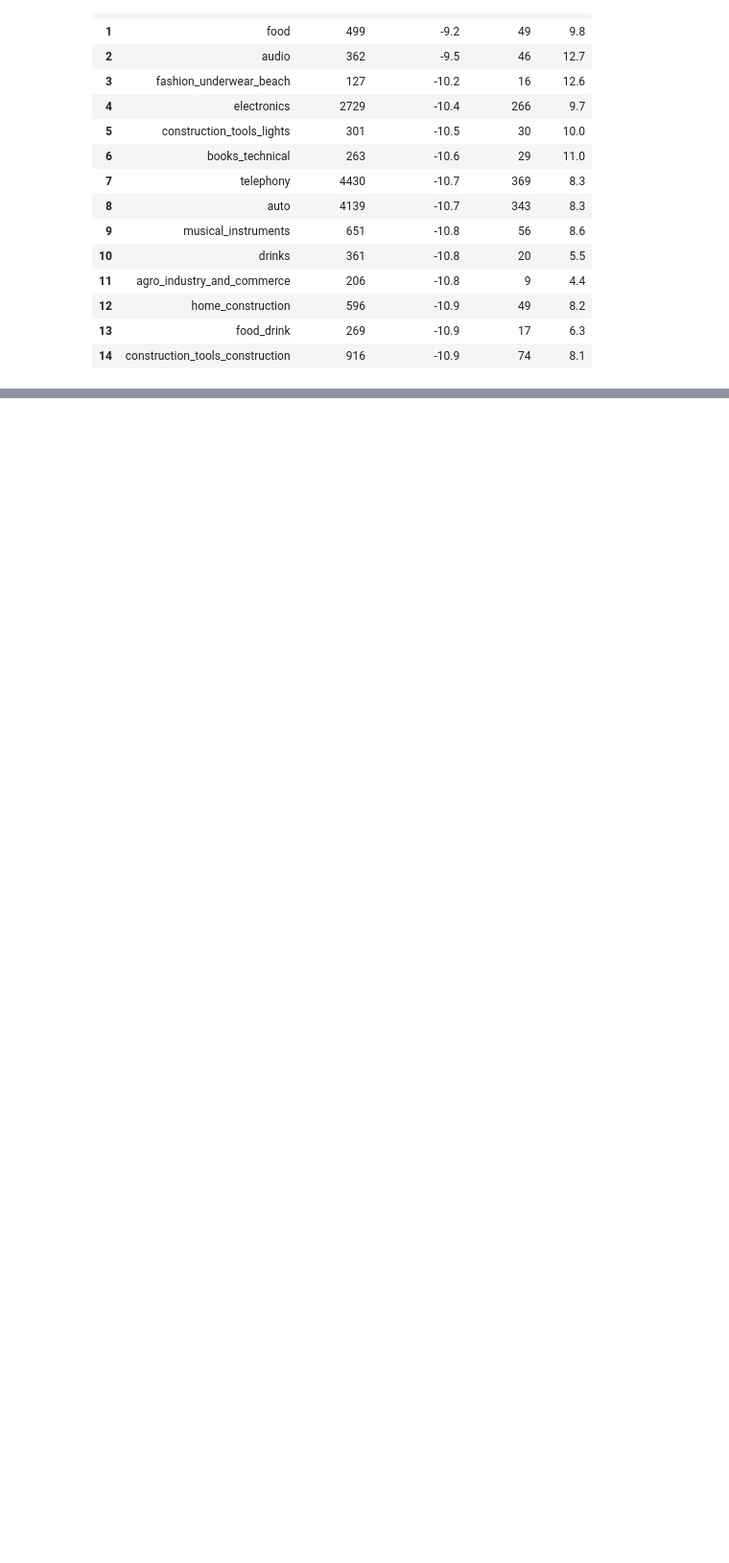
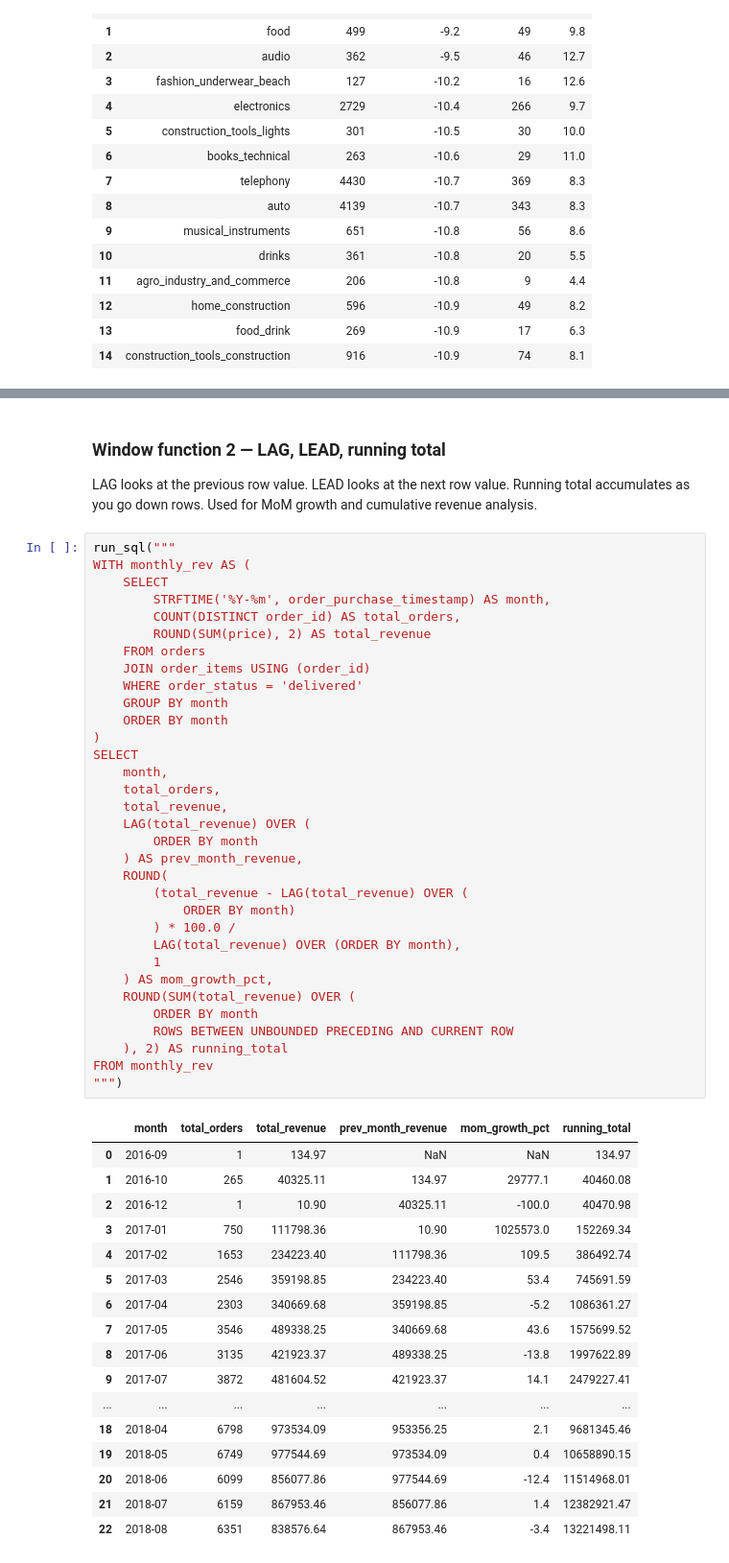
Before and after one commit to ragasree123/olist-ecommerce-analysis, a Jupyter notebook: notebooks/02_sql_analysis.ipynb, the cells around one changed output, grey strips where cells are left out. Shown at 96% size. Drawn from its saved outputs; the diff is of its cells as text; blank space fills up the shorter version.

```diff
--- a/notebooks/02_sql_analysis.ipynb
+++ b/notebooks/02_sql_analysis.ipynb
@@ -281,0 +344,57 @@ LIMIT 15
+# %% [markdown]
+### Window function 2 — LAG, LEAD, running total
+LAG looks at the previous row value.
+LEAD looks at the next row value.
+Running total accumulates as you go down rows.
+Used for MoM growth and cumulative revenue analysis.
+# %%
+run_sql("""
+WITH monthly_rev AS (
+    SELECT
+        STRFTIME('%Y-%m', order_purchase_timestamp) AS month,
+        COUNT(DISTINCT order_id) AS total_orders,
+        ROUND(SUM(price), 2) AS total_revenue
+    FROM orders
+    JOIN order_items USING (order_id)
+    WHERE order_status = 'delivered'
+    GROUP BY month
+    ORDER BY month
+)
+SELECT
+    month,
+    total_orders,
+    total_revenue,
+    LAG(total_revenue) OVER (
+        ORDER BY month
+    ) AS prev_month_revenue,
+    ROUND(
+        (total_revenue - LAG(total_revenue) OVER (
+            ORDER BY month)
+        ) * 100.0 /
+        LAG(total_revenue) OVER (ORDER BY month),
+        1
+    ) AS mom_growth_pct,
+    ROUND(SUM(total_revenue) OVER (
+        ORDER BY month
+        ROWS BETWEEN UNBOUNDED PRECEDING AND CURRENT ROW
+    ), 2) AS running_total
+FROM monthly_rev
+""")
+# %% [output]
+|  | month | total_orders | total_revenue | prev_month_revenue | mom_growth_pct | running_total |
+| 0 | 2016-09 | 1 | 134.97 | NaN | NaN | 134.97 |
+| 1 | 2016-10 | 265 | 40325.11 | 134.97 | 29777.1 | 40460.08 |
+| 2 | 2016-12 | 1 | 10.90 | 40325.11 | -100.0 | 40470.98 |
+| 3 | 2017-01 | 750 | 111798.36 | 10.90 | 1025573.0 | 152269.34 |
+| 4 | 2017-02 | 1653 | 234223.40 | 111798.36 | 109.5 | 386492.74 |
+| 5 | 2017-03 | 2546 | 359198.85 | 234223.40 | 53.4 | 745691.59 |
+| 6 | 2017-04 | 2303 | 340669.68 | 359198.85 | -5.2 | 1086361.27 |
+| 7 | 2017-05 | 3546 | 489338.25 | 340669.68 | 43.6 | 1575699.52 |
+| 8 | 2017-06 | 3135 | 421923.37 | 489338.25 | -13.8 | 1997622.89 |
+| 9 | 2017-07 | 3872 | 481604.52 | 421923.37 | 14.1 | 2479227.41 |
+| ... | ... | ... | ... | ... | ... | ... |
+| 18 | 2018-04 | 6798 | 973534.09 | 953356.25 | 2.1 | 9681345.46 |
+| 19 | 2018-05 | 6749 | 977544.69 | 973534.09 | 0.4 | 10658890.15 |
+| 20 | 2018-06 | 6099 | 856077.86 | 977544.69 | -12.4 | 11514968.01 |
+| 21 | 2018-07 | 6159 | 867953.46 | 856077.86 | 1.4 | 12382921.47 |
+| 22 | 2018-08 | 6351 | 838576.64 | 867953.46 | -3.4 | 13221498.11 |
```
Also changed, not shown: parts of 6 cells of this notebook, 3 other files.
